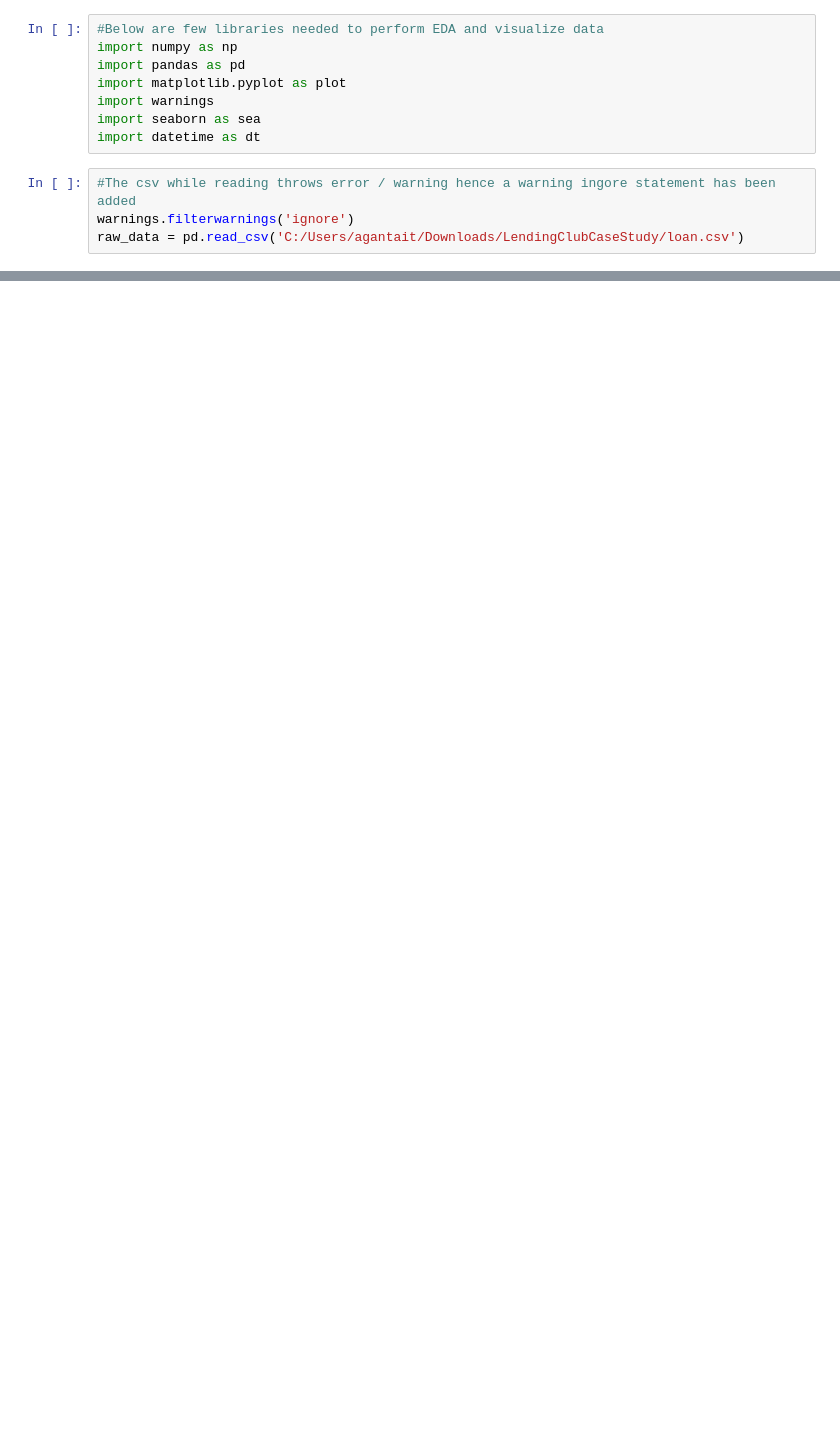
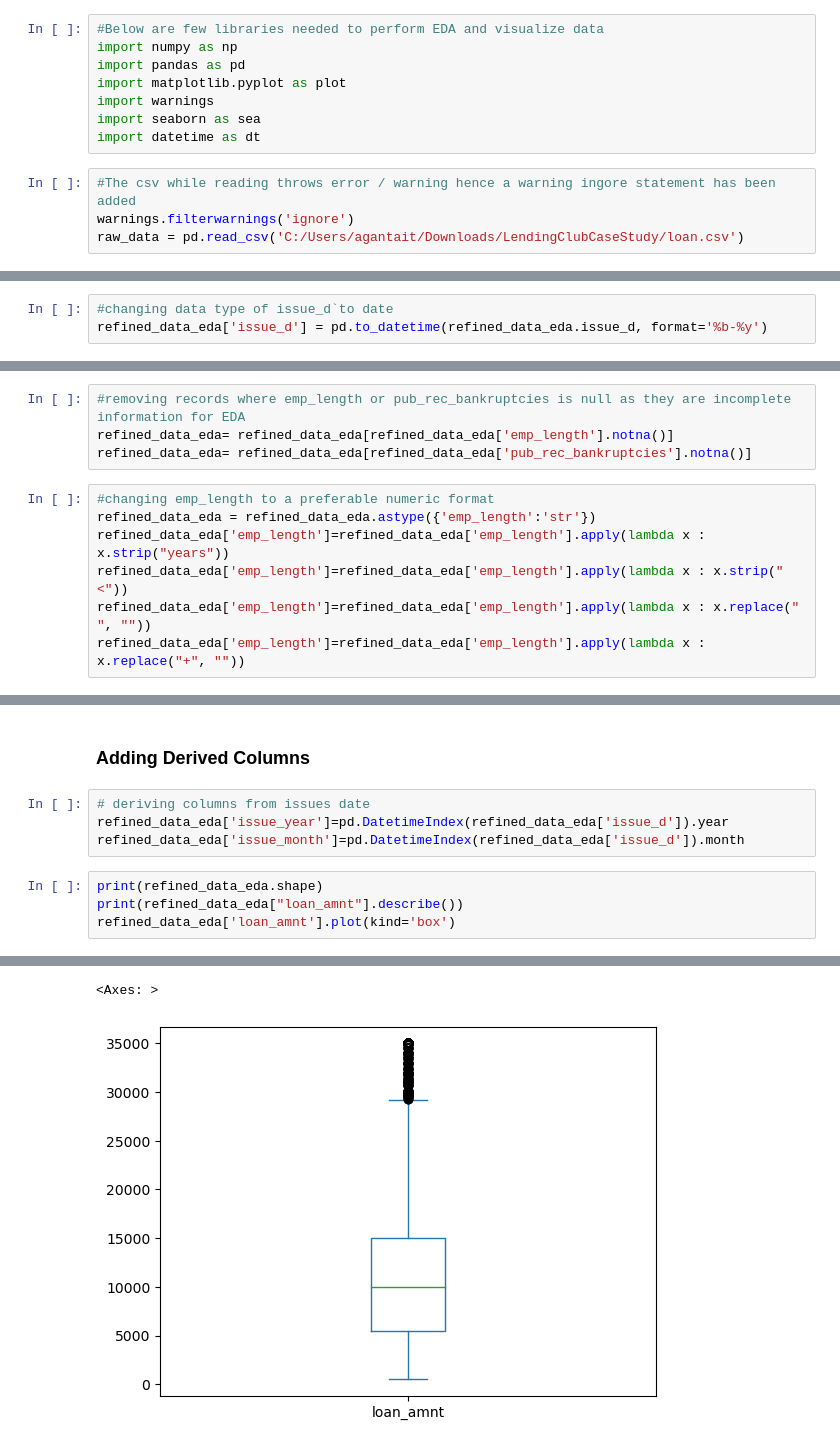
Before and after one commit to archishgithub/LeandingClubCaseStudy, a Jupyter notebook: Lending_Club_Default_Analysis.ipynb, the cells around one changed output, grey strips where cells are left out. Drawn from its saved outputs; the diff is of its cells as text; blank space fills up the shorter version.

```diff
--- a/Lending_Club_Default_Analysis.ipynb
+++ b/Lending_Club_Default_Analysis.ipynb
@@ -34,0 +273,3 @@ print(raw_data['term'].unique()) # check on a low cardinality column if any colu
+# %%
+#changing data type of issue_d`to date
+refined_data_eda['issue_d'] = pd.to_datetime(refined_data_eda.issue_d, format='%b-%y')
@@ -34,0 +282,11 @@ print(raw_data['term'].unique()) # check on a low cardinality column if any colu
+# %%
+#removing records where emp_length or pub_rec_bankruptcies is null as they are incomplete information for EDA
+refined_data_eda= refined_data_eda[refined_data_eda['emp_length'].notna()]
+refined_data_eda= refined_data_eda[refined_data_eda['pub_rec_bankruptcies'].notna()]
+# %%
+#changing emp_length to a preferable numeric format
+refined_data_eda = refined_data_eda.astype({'emp_length':'str'})
+refined_data_eda['emp_length']=refined_data_eda['emp_length'].apply(lambda x : x.strip("years"))
+refined_data_eda['emp_length']=refined_data_eda['emp_length'].apply(lambda x : x.strip("<"))
+refined_data_eda['emp_length']=refined_data_eda['emp_length'].apply(lambda x : x.replace(" ", ""))
+refined_data_eda['emp_length']=refined_data_eda['emp_length'].apply(lambda x : x.replace("+", ""))
@@ -34,0 +332,11 @@ print(raw_data['term'].unique()) # check on a low cardinality column if any colu
+# %% [markdown]
+### Adding Derived Columns
+# %%
+# deriving columns from issues date
+refined_data_eda['issue_year']=pd.DatetimeIndex(refined_data_eda['issue_d']).year
+refined_data_eda['issue_month']=pd.DatetimeIndex(refined_data_eda['issue_d']).month
+# %%
+print(refined_data_eda.shape)
+print(refined_data_eda["loan_amnt"].describe())
+refined_data_eda['loan_amnt'].plot(kind='box')
+# %% [output]
@@ -34,0 +353,2 @@ print(raw_data['term'].unique()) # check on a low cardinality column if any colu
+<Axes: >
+[figure, added]
```
Also changed, not shown: parts of 23 cells of this notebook.
